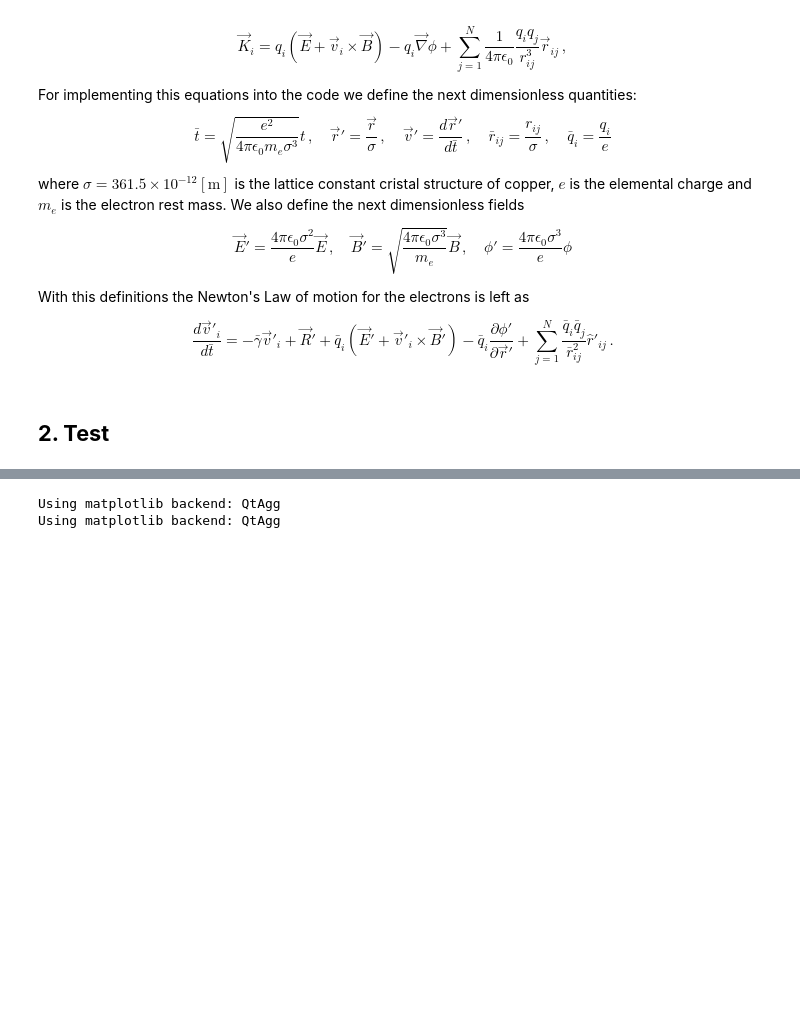
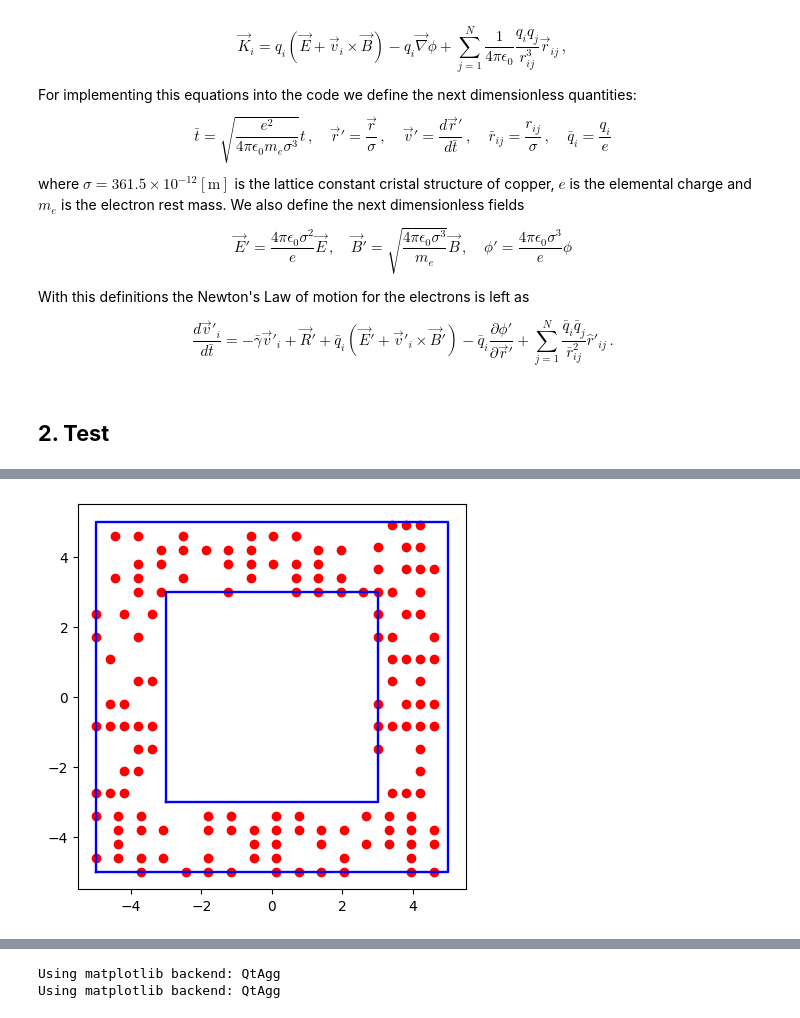
Before and after one commit to AndresGuarin/JupyterCodes, a Jupyter notebook: Computational Physics/ElectronBrownianMotion/Fundamentals.ipynb, the cells around one changed output, grey strips where cells are left out. Cells and saved outputs as stored; diff of their text form; code cells hidden in the pictures; blank space fills up the shorter version.

Commit message:
Positions in a closed wire

```diff
--- a/Computational Physics/ElectronBrownianMotion/Fundamentals.ipynb
+++ b/Computational Physics/ElectronBrownianMotion/Fundamentals.ipynb
@@ -58,2 +165,13 @@ def plot_intial_state(X0,Y0,Vx0,Vy0):
+# %%
+box1=[-5,5,-5,5]
+box2=[-3,3,-3,3]
+
+plt.figure(figsize=(5,5))
+X0, Y0 = get_positions_wire(box1,box2,18383)
+plt.plot(X0,Y0,'or')
+plot_boxes(box1,box2)
+plt.show()
+# %% [output]
+[figure, added]
 # %%
 # Choose parameters
```
Also changed, not shown: parts of 13 cells of this notebook, 2 other files.
